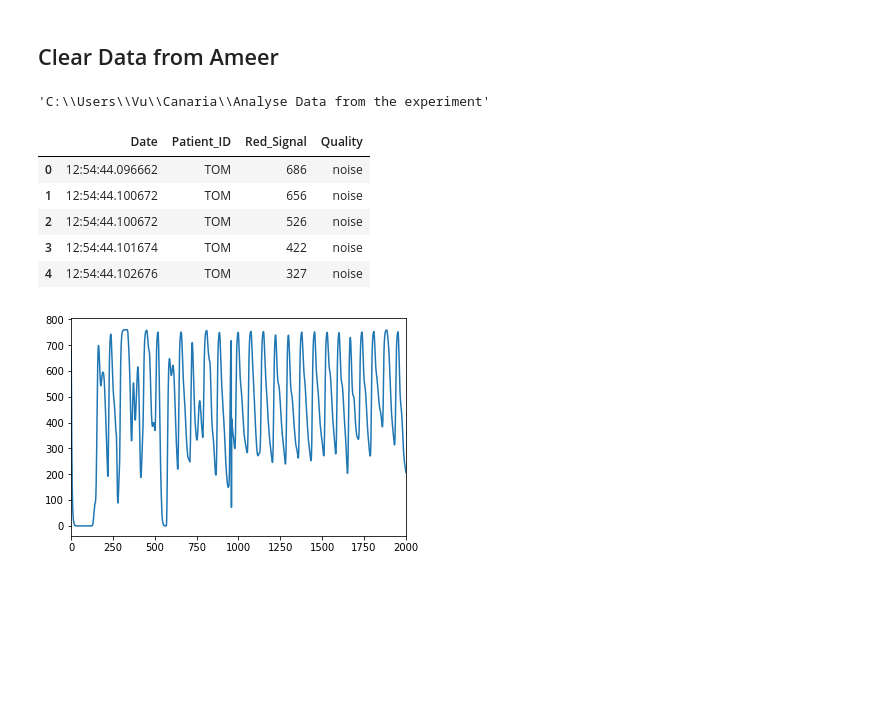
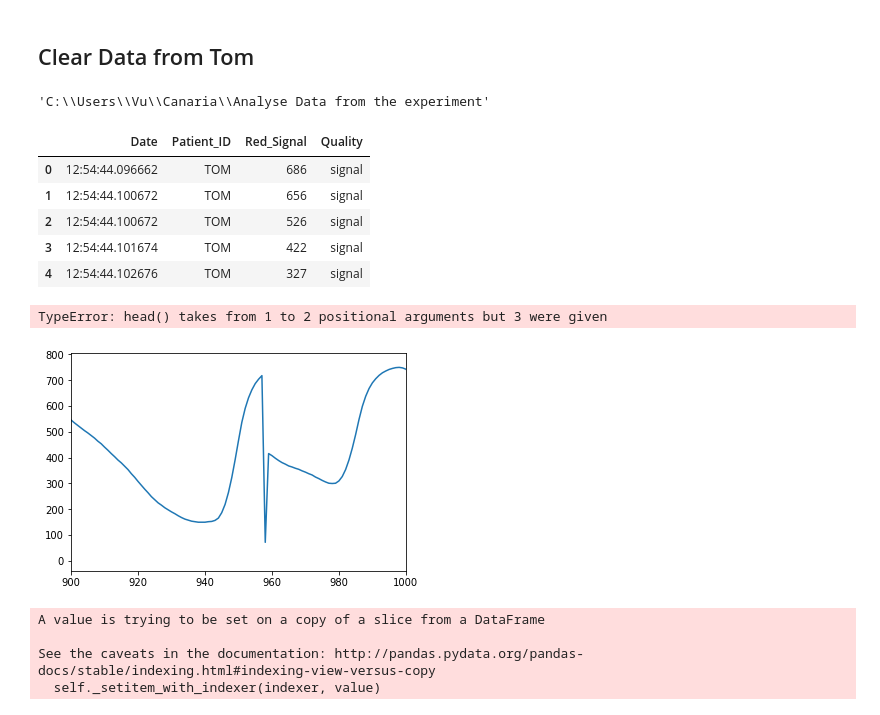
Before and after one commit to TeamCanaria/DataAnalysis, a Jupyter notebook: Cleaning_Data.ipynb, the cells around one changed output. Cells and saved outputs as stored; diff of their text form; code cells hidden in the pictures; blank space fills up the shorter version.

Commit message:
Add check noise and signal

```diff
--- a/Cleaning_Data.ipynb
+++ b/Cleaning_Data.ipynb
@@ -6,7 +6,7 @@ import numpy as np
 from matplotlib import pyplot as plt
 %matplotlib inline
 # %% [markdown]
-## Clear Data from Ameer
+## Clear Data from Tom
 # %%
 pwd
 # %% [output]
@@ -16,15 +16,19 @@ pwd
 TOM_31_3 = pd.read_csv("5_gamer_exp\\TOM\\2018-03-31_TOM.csv")
 TOM_1_4 = pd.read_csv("5_gamer_exp\\TOM\\2018-04-01_TOM.csv")
 # %%
-TOM_31_3['Quality'] = 'noise'
+TOM_31_3['Quality'] = 'signal'
 TOM_31_3.head()
 # %% [output]
 |  | Date | Patient_ID | Red_Signal | Quality |
-| 0 | 12:54:44.096662 | TOM | 686 | noise |
-| 1 | 12:54:44.100672 | TOM | 656 | noise |
-| 2 | 12:54:44.100672 | TOM | 526 | noise |
-| 3 | 12:54:44.101674 | TOM | 422 | noise |
-| 4 | 12:54:44.102676 | TOM | 327 | noise |
+| 0 | 12:54:44.096662 | TOM | 686 | signal |
+| 1 | 12:54:44.100672 | TOM | 656 | signal |
+| 2 | 12:54:44.100672 | TOM | 526 | signal |
+| 3 | 12:54:44.101674 | TOM | 422 | signal |
+| 4 | 12:54:44.102676 | TOM | 327 | signal |
+# %%
+TOM_31_3.head(100,2000)
+# %% [output]
+TypeError: head() takes from 1 to 2 positional arguments but 3 were given
 # %%
 # Check uncorrect data from the data file
 i = 0
@@ -35,9 +39,18 @@ for data in TOM_31_3.Red_Signal:
     except ValueError:
         print(i)  # Print the error line
 # %%
+# Plot and analyse signal
 #plt.ylim(15000, 24000)
-plt.xlim([0, 2000])
+plt.xlim([900, 1000])
 plt.plot(TOM_31_3.Red_Signal) #draw the plot object
 plt.show() #display the plot object
 # %% [output]
-[figure, old version]
+[figure, new version]
+# %%
+# Label noise signal
+TOM_31_3['Quality'].iloc[20975: 21550] = 'noise'
+# %% [output]
+A value is trying to be set on a copy of a slice from a DataFrame
+
+See the caveats in the documentation: http://pandas.pydata.org/pandas-docs/stable/indexing.html#indexing-view-versus-copy
+  self._setitem_with_indexer(indexer, value)
```
Also changed, not shown: parts of 5 cells of this notebook.
